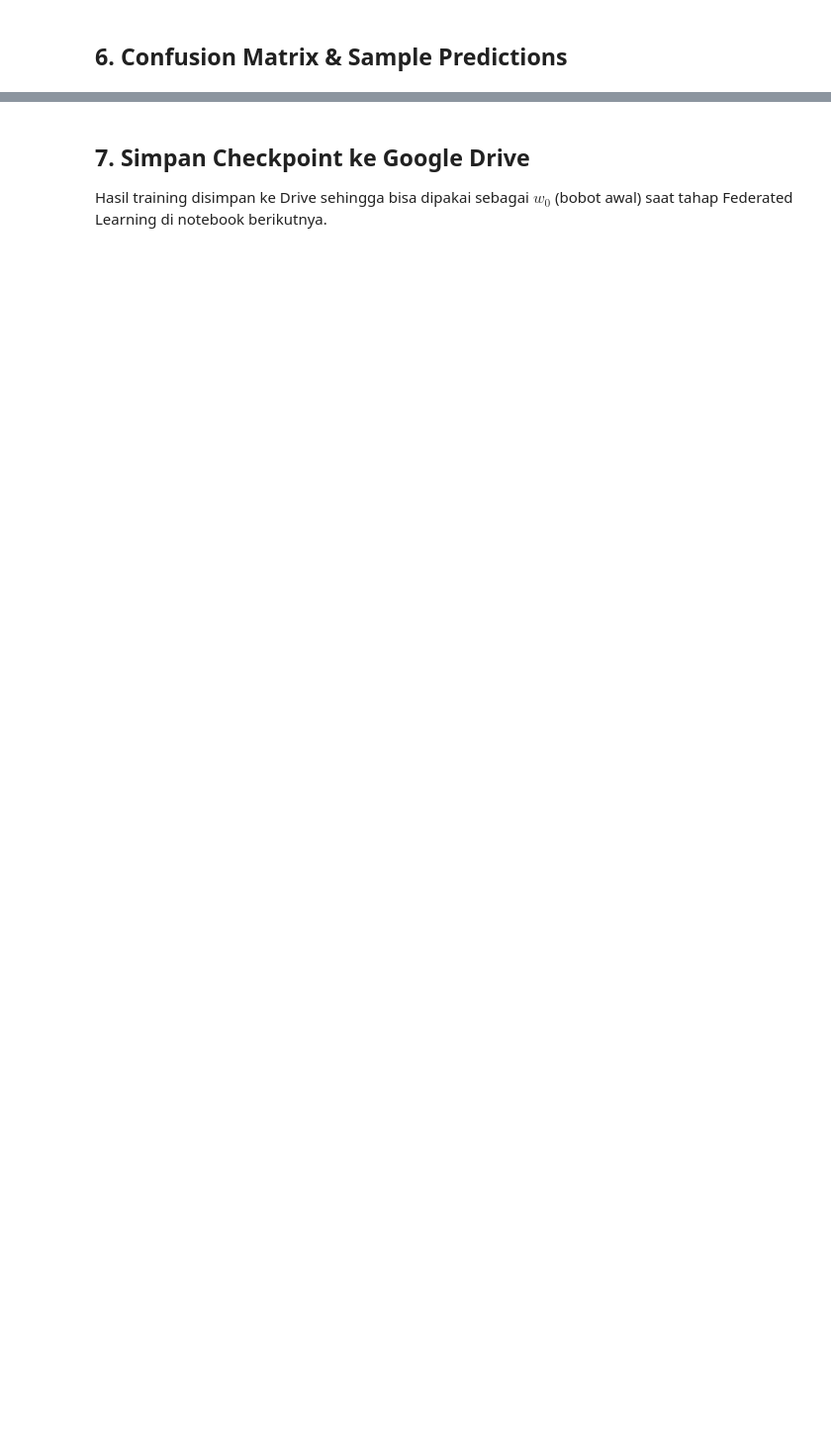
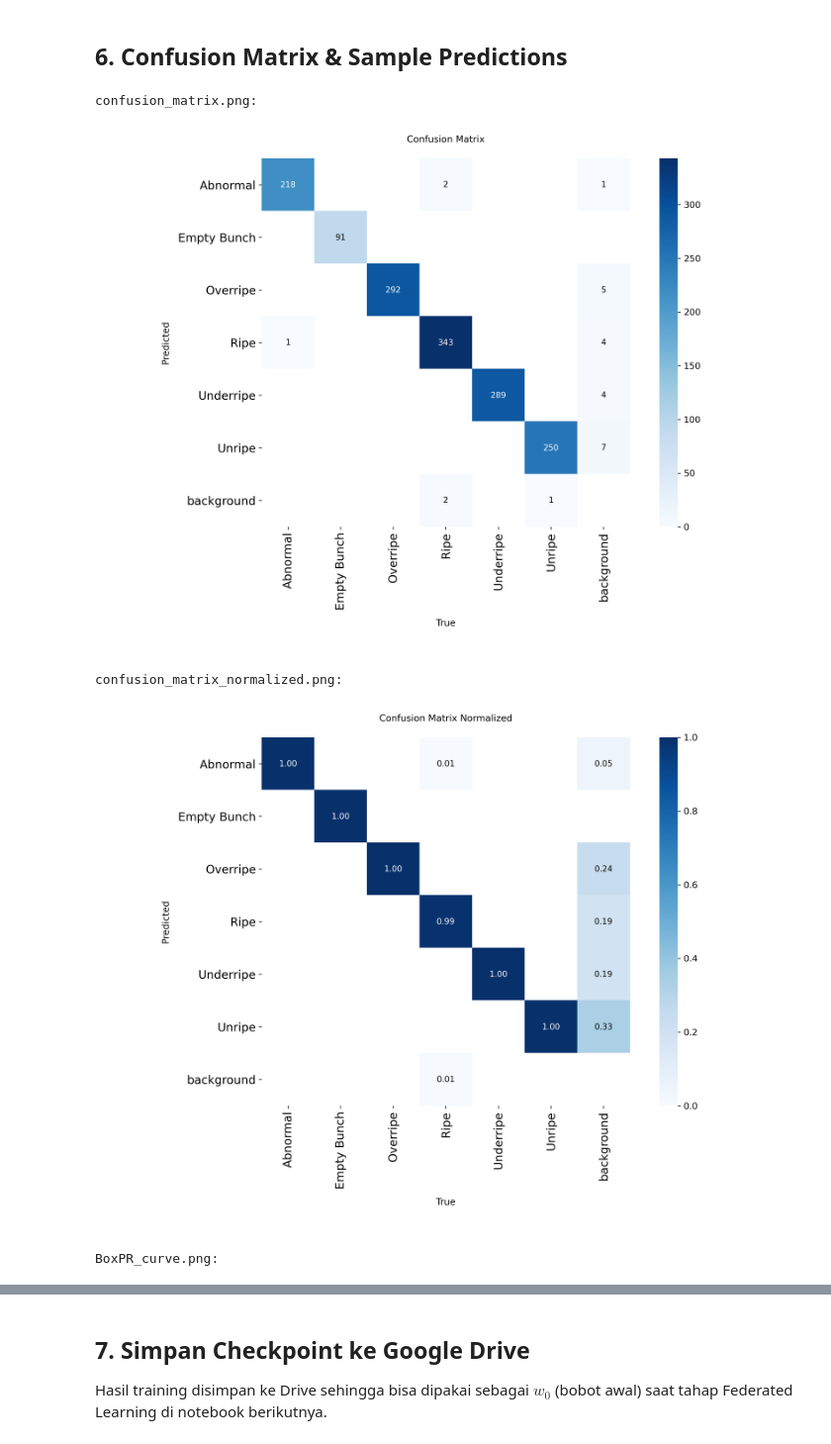
Before and after one commit to rachmadiantyy/fedx-palm, a Jupyter notebook: yolov11-roboflow-setup-JlyWD/notebooks/fedx_palm_centralized_training.ipynb, the cells around one changed output, grey strips where cells are left out. Shown at 99% size. Cells and saved outputs as stored; diff of their text form; code cells hidden in the pictures; blank space fills up the shorter version.

```diff
--- a/yolov11-roboflow-setup-JlyWD/notebooks/fedx_palm_centralized_training.ipynb
+++ b/yolov11-roboflow-setup-JlyWD/notebooks/fedx_palm_centralized_training.ipynb
@@ -147,8 +177,8 @@ Untuk smoke test pakai `epochs=10` dulu, baru `epochs=100` untuk run final.
 MODEL_VARIANT  = 'yolo11n.pt'   # Nano (smallest, fastest)
 IMG_SIZE       = 640
 BATCH_SIZE     = 16
-EPOCHS         = 100            # ganti ke 10 untuk smoke test
-OPTIMIZER      = 'AdamW'
+EPOCHS         = 50            # ganti ke 10 untuk smoke test
+OPTIMIZER      = 'SGD'
 LR0            = 0.01
 PATIENCE       = 20
 PROJECT_DIR    = '/content/runs/centralized'
@@ -243,10 +492,25 @@ print(json.dumps(summary, indent=2))
 # %%
 from IPython.display import Image, display
 import os
 
 eval_dir = f'{PROJECT_DIR}/{RUN_NAME}_eval'
-for fname in ['confusion_matrix.png', 'confusion_matrix_normalized.png', 'PR_curve.png', 'F1_curve.png']:
+for fname in [
+    'confusion_matrix.png',
+    'confusion_matrix_normalized.png',
+    'BoxPR_curve.png',
+    'BoxF1_curve.png',
+    'BoxP_curve.png',
+    'BoxR_curve.png',
+]:
     fpath = os.path.join(eval_dir, fname)
     if os.path.exists(fpath):
         print(f'\n{fname}:')
         display(Image(fpath))
+    else:
+        print(f'\n[skip] not found: {fname}')
+# %% [output]
+confusion_matrix.png:
+[figure, added]
+confusion_matrix_normalized.png:
+[figure, added]
+BoxPR_curve.png:
```
Also changed, not shown: parts of 14 cells of this notebook.
